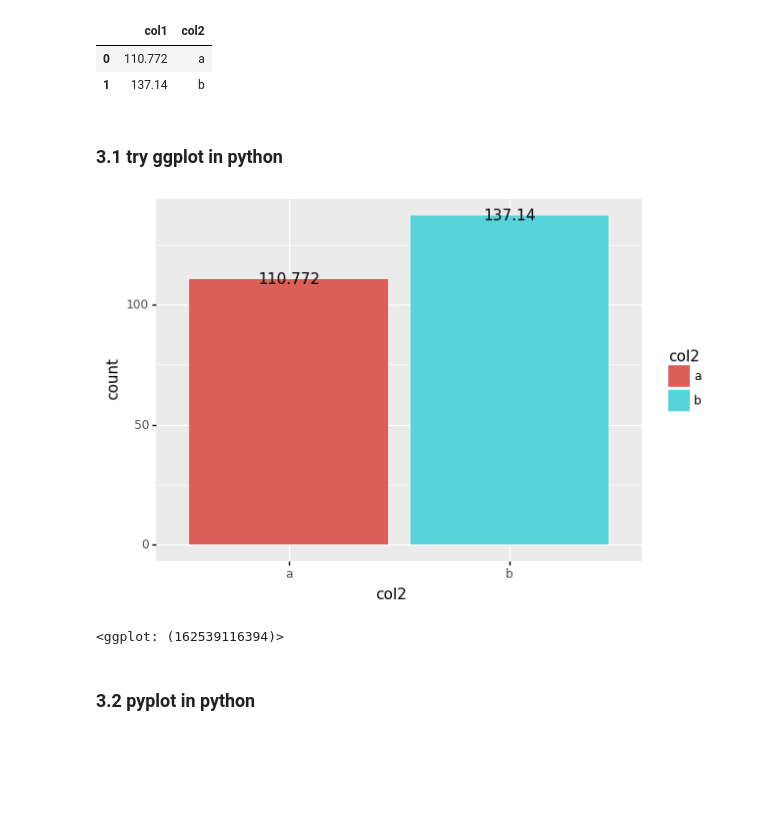
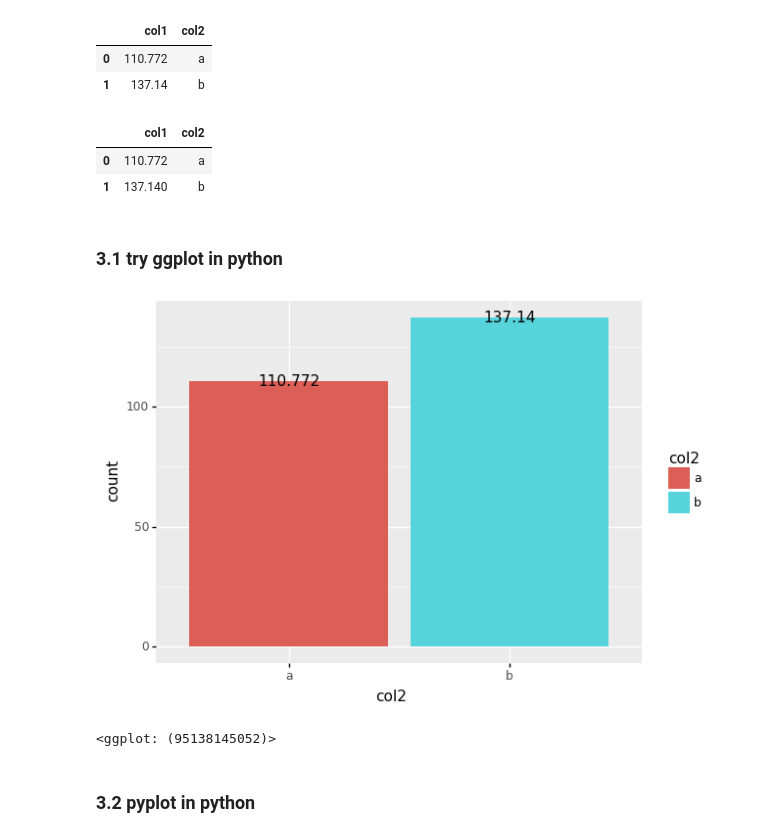
Before and after one commit to fyenne/pythonAAE, a Jupyter notebook: 6361/636_1.ipynb, the cells around one changed output. Saved outputs shown, nothing was run; the diff lists cells and outputs as text; code cells hidden in the pictures; blank space fills up the shorter version.

```diff
--- a/6361/636_1.ipynb
+++ b/6361/636_1.ipynb
@@ -89,15 +89,24 @@ pd.DataFrame(np.array([[110.772,'a'], [137.14, 'b']]),
 |  | col1 | col2 |
 | 0 | 110.772 | a |
 | 1 | 137.14 | b |
+# %%
+pd.DataFrame([[110.772,'a'], [137.14, 'b']],
+                   columns=['col1', 'col2'])
+# %% [output]
+|  | col1 | col2 |
+| 0 | 110.772 | a |
+| 1 | 137.140 | b |
 # %% [markdown]
 ### 3.1 try ggplot in python
 # %%
 from plotnine import ggplot, aes, geom_bar, geom_text
 # %%
-(ggplot(Epr) + aes(x = 'col2', weight = 'col1', fill = 'col2') + geom_bar() + geom_text(aes(x = 'col2', y = 'col1', label = 'col1')))
+(ggplot(Epr) + aes(x = 'col2', weight = 'col1', fill = 'col2')
+ + geom_bar()
+ + geom_text(aes(x = 'col2', y = 'col1', label = 'col1')))
 # %% [output]
 [figure]
-<ggplot: (162539116394)>
+<ggplot: (95138145052)>
 # %% [markdown]
 ### 3.2 pyplot in python
 # %%
```
Also changed, not shown: 2 other files.
